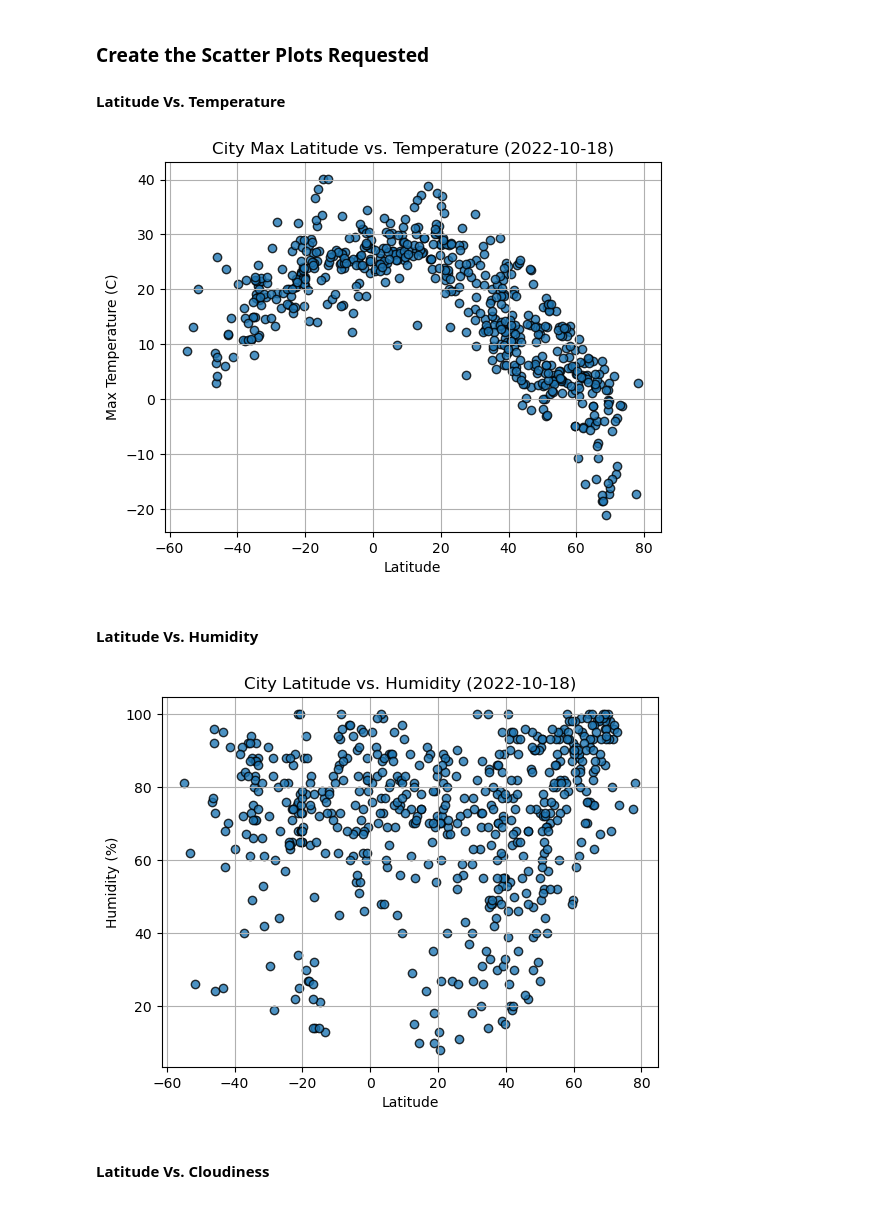
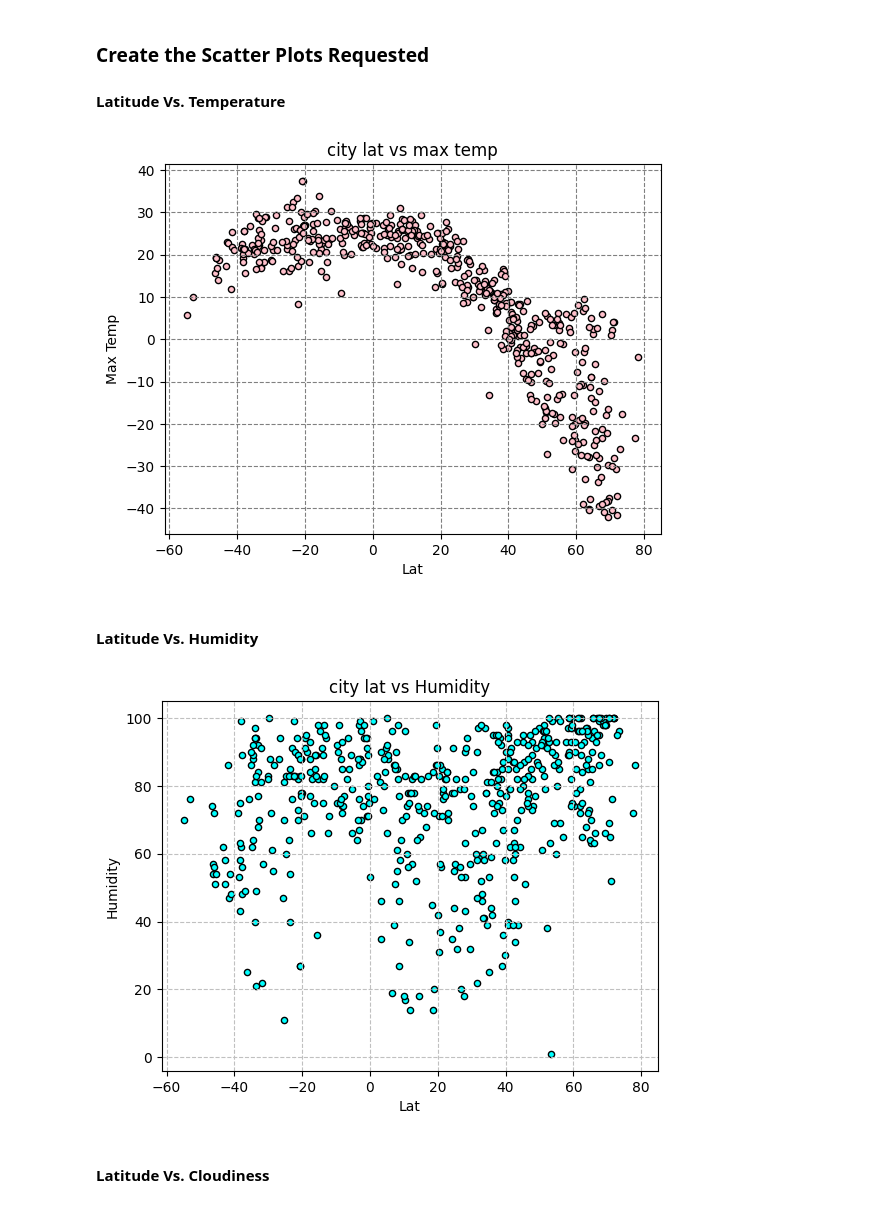
Before and after one commit to treysl/python-api-challenge, a Jupyter notebook: Starter_Code/Starter_Code/starter_code/WeatherPy.ipynb, the cells around one changed output. Drawn from its saved outputs; the diff is of its cells as text; code cells hidden in the pictures.

```diff
--- a/Starter_Code/Starter_Code/starter_code/WeatherPy.ipynb
+++ b/Starter_Code/Starter_Code/starter_code/WeatherPy.ipynb
@@ -159,6 +175,6 @@ city_data_df.to_csv("output_data/cities.csv", index_label="City_ID")
 # %%
 # Read saved data
-city_data_df = pd.read_csv("output_data/cities.csv", index_col="City_ID")
+city_data_df = pd.read_csv("../output_data/cities.csv", index_col="City_ID")
 
 # Display sample data
 city_data_df.head()
@@ -175,35 +191,42 @@ city_data_df.head()
 
 #### Latitude Vs. Temperature
 # %%
-# Build scatter plot for latitude vs. temperature
-# YOUR CODE HERE
+# Build scatter plot for (x)latitude vs. (y)temperature
+city_data_df.plot.scatter(x="Lat", y="Max Temp", color="pink", edgecolors = "black")
+
 
 # Incorporate the other graph properties
-# YOUR CODE HERE
+plt.title("city lat vs max temp")
+plt.xlabel("Lat")
+plt.ylabel("Max Temp")
+plt.grid(color="grey", linestyle="--")
 
 # Save the figure
-plt.savefig("output_data/Fig1.png")
+plt.savefig("../output_data/Fig1.png")
 
 # Show plot
 plt.show()
 # %% [output]
-[figure, old version]
+[figure, new version]
 # %% [markdown]
 #### Latitude Vs. Humidity
 # %%
 # Build the scatter plots for latitude vs. humidity
-# YOUR CODE HERE
+city_data_df.plot.scatter(x="Lat", y="Humidity", color="cyan", edgecolors = "black")
 
 # Incorporate the other graph properties
-# YOUR CODE HERE
+plt.title("city lat vs Humidity")
+plt.xlabel("Lat")
+plt.ylabel("Humidity")
+plt.grid(color="silver", linestyle="--")
 
 # Save the figure
-plt.savefig("output_data/Fig2.png")
+plt.savefig("../output_data/Fig2.png")
 
 # Show plot
 plt.show()
 # %% [output]
-[figure, old version]
+[figure, new version]
 # %% [markdown]
 #### Latitude Vs. Cloudiness
 # %%
```
Also changed, not shown: parts of 28 cells of this notebook, 5 other files.
